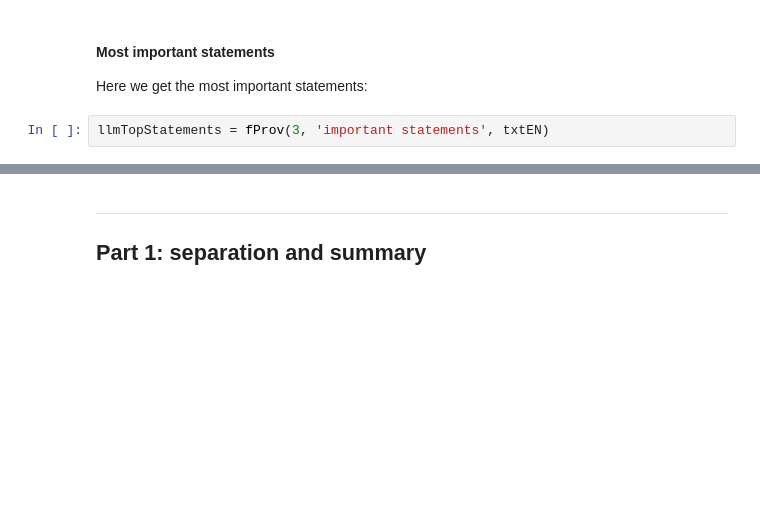
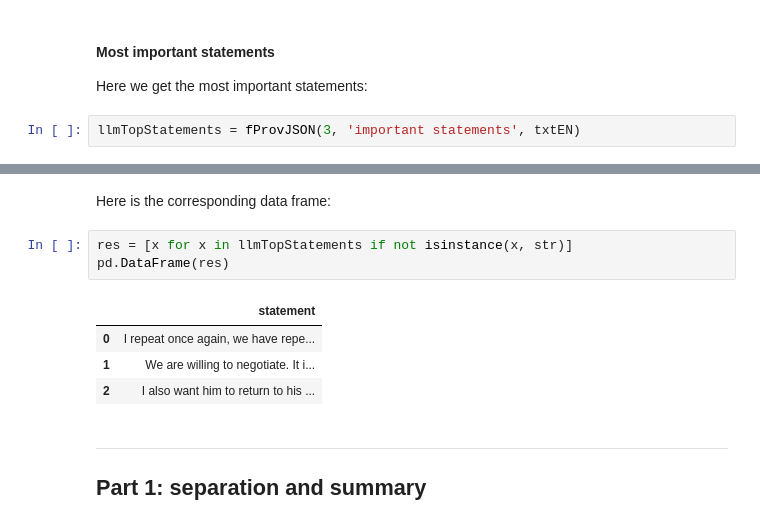
Before and after one commit to antononcube/PythonForPrediction-blog, a Jupyter notebook: Notebooks/LLM-aids-for-processing-of-the-first-Carlson-Putin-interview-Python.ipynb, the cells around one changed output, grey strips where cells are left out. Saved outputs shown, nothing was run; the diff lists cells and outputs as text; blank space fills up the shorter version.

```diff
--- a/Notebooks/LLM-aids-for-processing-of-the-first-Carlson-Putin-interview-Python.ipynb
+++ b/Notebooks/LLM-aids-for-processing-of-the-first-Carlson-Putin-interview-Python.ipynb
@@ -181,4 +193,4 @@ pd.DataFrame(from_json(llmTopQuestions))
 
 Here we get the most important statements:
 # %%
-llmTopStatements = fProv(3, 'important statements', txtEN)
+llmTopStatements = fProvJSON(3, 'important statements', txtEN)
@@ -192,3 +197,13 @@ pd.DataFrame(from_json(llmTopStatements))
+# %% [markdown]
+Here is the corresponding data frame:
+# %%
+res = [x for x in llmTopStatements if not isinstance(x, str)]
+pd.DataFrame(res)
+# %% [output]
+|  | statement |
+| 0 | I repeat once again, we have repe... |
+| 1 | We are willing to negotiate. It i... |
+| 2 | I also want him to return to his ... |
 # %% [markdown]
 -------
 
```
Also changed, not shown: parts of 37 cells of this notebook.
